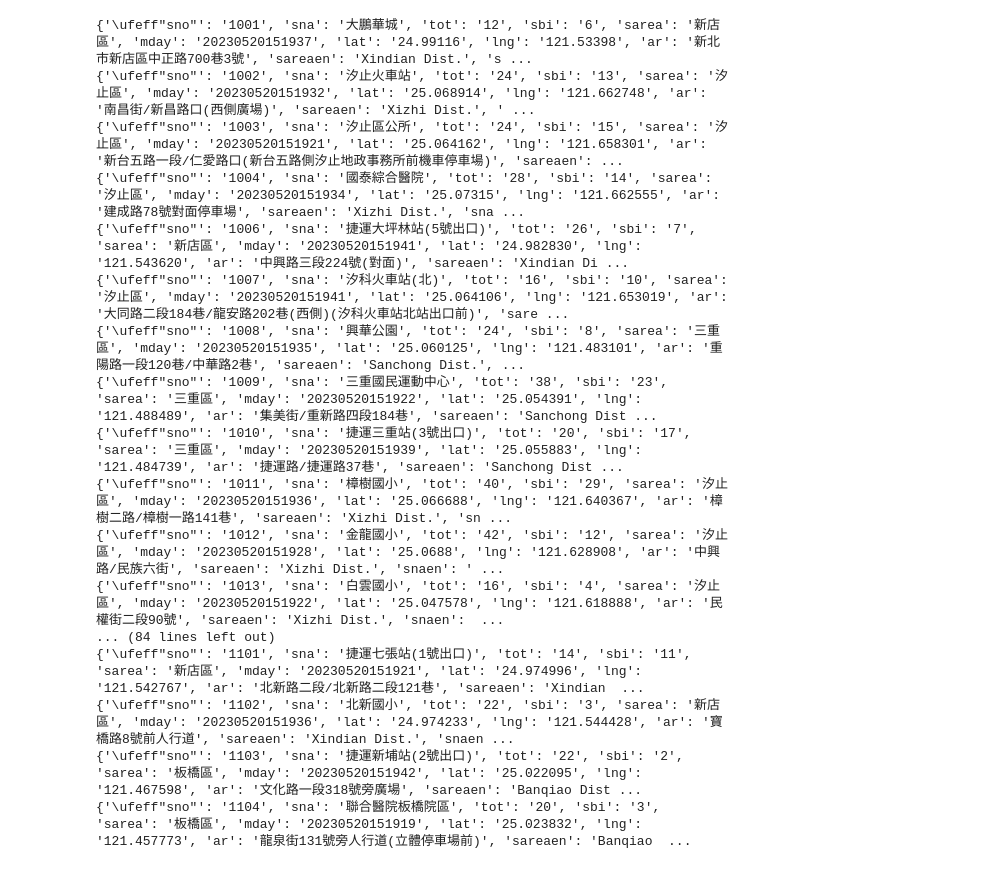
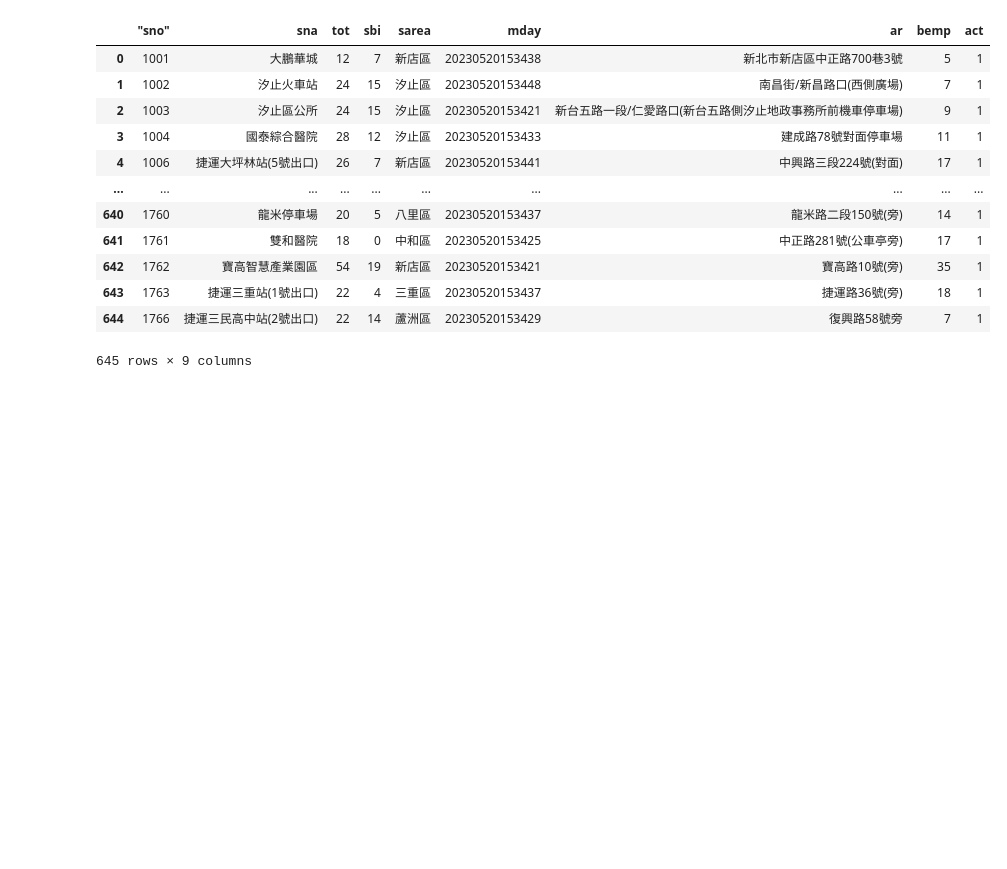
Before and after one commit to steve0504/__112Python, a Jupyter notebook: Lesson6_3.ipynb, the cells around one changed output. Saved outputs shown, nothing was run; the diff lists cells and outputs as text; code cells hidden in the pictures; blank space fills up the shorter version.

```diff
--- a/Lesson6_3.ipynb
+++ b/Lesson6_3.ipynb
@@ -1,6 +1,6 @@
 # %%
 import requests
-url = 'https://data.ntpc.gov.tw/api/datasets/71cd1490-a2df-4198-bef1-318479775e8a/csv?size=100000'
+url = 'https://data.ntpc.gov.tw/api/datasets/71cd1490-a2df-4198-bef1-318479775e8a/csv?size=1000'
 
 #下載資料
 requests = requests.get(url)
@@ -14,21 +32,3 @@ csv_reader = csv.DictReader(file)
 csv_list = list(csv_reader)
 for item_dict in csv_list:
     print(item_dict)
-# %% [output]
-{'\ufeff"sno"': '1001', 'sna': '大鵬華城', 'tot': '12', 'sbi': '6', 'sarea': '新店區', 'mday': '20230520151937', 'lat': '24.99116', 'lng': '121.53398', 'ar': '新北市新店區中正路700巷3號', 'sareaen': 'Xindian Dist.', 's ...
-{'\ufeff"sno"': '1002', 'sna': '汐止火車站', 'tot': '24', 'sbi': '13', 'sarea': '汐止區', 'mday': '20230520151932', 'lat': '25.068914', 'lng': '121.662748', 'ar': '南昌街/新昌路口(西側廣場)', 'sareaen': 'Xizhi Dist.', ' ...
-{'\ufeff"sno"': '1003', 'sna': '汐止區公所', 'tot': '24', 'sbi': '15', 'sarea': '汐止區', 'mday': '20230520151921', 'lat': '25.064162', 'lng': '121.658301', 'ar': '新台五路一段/仁愛路口(新台五路側汐止地政事務所前機車停車場)', 'sareaen': ...
-{'\ufeff"sno"': '1004', 'sna': '國泰綜合醫院', 'tot': '28', 'sbi': '14', 'sarea': '汐止區', 'mday': '20230520151934', 'lat': '25.07315', 'lng': '121.662555', 'ar': '建成路78號對面停車場', 'sareaen': 'Xizhi Dist.', 'sna ...
-{'\ufeff"sno"': '1006', 'sna': '捷運大坪林站(5號出口)', 'tot': '26', 'sbi': '7', 'sarea': '新店區', 'mday': '20230520151941', 'lat': '24.982830', 'lng': '121.543620', 'ar': '中興路三段224號(對面)', 'sareaen': 'Xindian Di ...
-{'\ufeff"sno"': '1007', 'sna': '汐科火車站(北)', 'tot': '16', 'sbi': '10', 'sarea': '汐止區', 'mday': '20230520151941', 'lat': '25.064106', 'lng': '121.653019', 'ar': '大同路二段184巷/龍安路202巷(西側)(汐科火車站北站出口前)', 'sare ...
-{'\ufeff"sno"': '1008', 'sna': '興華公園', 'tot': '24', 'sbi': '8', 'sarea': '三重區', 'mday': '20230520151935', 'lat': '25.060125', 'lng': '121.483101', 'ar': '重陽路一段120巷/中華路2巷', 'sareaen': 'Sanchong Dist.', ...
-{'\ufeff"sno"': '1009', 'sna': '三重國民運動中心', 'tot': '38', 'sbi': '23', 'sarea': '三重區', 'mday': '20230520151922', 'lat': '25.054391', 'lng': '121.488489', 'ar': '集美街/重新路四段184巷', 'sareaen': 'Sanchong Dist ...
-{'\ufeff"sno"': '1010', 'sna': '捷運三重站(3號出口)', 'tot': '20', 'sbi': '17', 'sarea': '三重區', 'mday': '20230520151939', 'lat': '25.055883', 'lng': '121.484739', 'ar': '捷運路/捷運路37巷', 'sareaen': 'Sanchong Dist ...
-{'\ufeff"sno"': '1011', 'sna': '樟樹國小', 'tot': '40', 'sbi': '29', 'sarea': '汐止區', 'mday': '20230520151936', 'lat': '25.066688', 'lng': '121.640367', 'ar': '樟樹二路/樟樹一路141巷', 'sareaen': 'Xizhi Dist.', 'sn ...
-{'\ufeff"sno"': '1012', 'sna': '金龍國小', 'tot': '42', 'sbi': '12', 'sarea': '汐止區', 'mday': '20230520151928', 'lat': '25.0688', 'lng': '121.628908', 'ar': '中興路/民族六街', 'sareaen': 'Xizhi Dist.', 'snaen': ' ...
-{'\ufeff"sno"': '1013', 'sna': '白雲國小', 'tot': '16', 'sbi': '4', 'sarea': '汐止區', 'mday': '20230520151922', 'lat': '25.047578', 'lng': '121.618888', 'ar': '民權街二段90號', 'sareaen': 'Xizhi Dist.', 'snaen':  ...
-... (84 lines left out)
-{'\ufeff"sno"': '1101', 'sna': '捷運七張站(1號出口)', 'tot': '14', 'sbi': '11', 'sarea': '新店區', 'mday': '20230520151921', 'lat': '24.974996', 'lng': '121.542767', 'ar': '北新路二段/北新路二段121巷', 'sareaen': 'Xindian  ...
-{'\ufeff"sno"': '1102', 'sna': '北新國小', 'tot': '22', 'sbi': '3', 'sarea': '新店區', 'mday': '20230520151936', 'lat': '24.974233', 'lng': '121.544428', 'ar': '寶橋路8號前人行道', 'sareaen': 'Xindian Dist.', 'snaen ...
-{'\ufeff"sno"': '1103', 'sna': '捷運新埔站(2號出口)', 'tot': '22', 'sbi': '2', 'sarea': '板橋區', 'mday': '20230520151942', 'lat': '25.022095', 'lng': '121.467598', 'ar': '文化路一段318號旁廣場', 'sareaen': 'Banqiao Dist ...
-{'\ufeff"sno"': '1104', 'sna': '聯合醫院板橋院區', 'tot': '20', 'sbi': '3', 'sarea': '板橋區', 'mday': '20230520151919', 'lat': '25.023832', 'lng': '121.457773', 'ar': '龍泉街131號旁人行道(立體停車場前)', 'sareaen': 'Banqiao  ...
@@ -34,0 +39,18 @@ for item_dict in csv_list:
+# %%
+import pandas as pd
+df = pd.DataFrame(csv_list)
+df.drop(columns=['sareaen','aren','lat','lng','snaen'])
+# %% [output]
+|  | ﻿"sno" | sna | tot | sbi | sarea | mday | ar | bemp | act |
+| 0 | 1001 | 大鵬華城 | 12 | 7 | 新店區 | 20230520153438 | 新北市新店區中正路700巷3號 | 5 | 1 |
+| 1 | 1002 | 汐止火車站 | 24 | 15 | 汐止區 | 20230520153448 | 南昌街/新昌路口(西側廣場) | 7 | 1 |
+| 2 | 1003 | 汐止區公所 | 24 | 15 | 汐止區 | 20230520153421 | 新台五路一段/仁愛路口(新台五路側汐止地政事務所前機車停車場) | 9 | 1 |
+| 3 | 1004 | 國泰綜合醫院 | 28 | 12 | 汐止區 | 20230520153433 | 建成路78號對面停車場 | 11 | 1 |
+| 4 | 1006 | 捷運大坪林站(5號出口) | 26 | 7 | 新店區 | 20230520153441 | 中興路三段224號(對面) | 17 | 1 |
+| ... | ... | ... | ... | ... | ... | ... | ... | ... | ... |
+| 640 | 1760 | 龍米停車場 | 20 | 5 | 八里區 | 20230520153437 | 龍米路二段150號(旁) | 14 | 1 |
+| 641 | 1761 | 雙和醫院 | 18 | 0 | 中和區 | 20230520153425 | 中正路281號(公車亭旁) | 17 | 1 |
+| 642 | 1762 | 寶高智慧產業園區 | 54 | 19 | 新店區 | 20230520153421 | 寶高路10號(旁) | 35 | 1 |
+| 643 | 1763 | 捷運三重站(1號出口) | 22 | 4 | 三重區 | 20230520153437 | 捷運路36號(旁) | 18 | 1 |
+| 644 | 1766 | 捷運三民高中站(2號出口) | 22 | 14 | 蘆洲區 | 20230520153429 | 復興路58號旁 | 7 | 1 |
+645 rows × 9 columns
```
Also changed, not shown: parts of 2 cells of this notebook.
